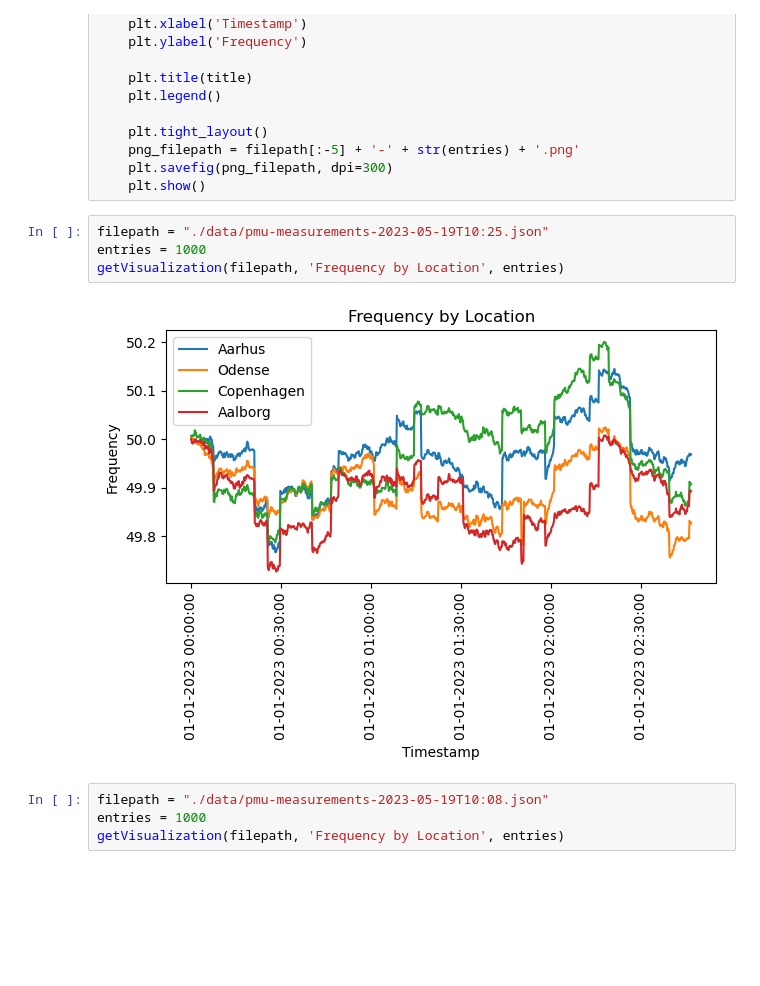
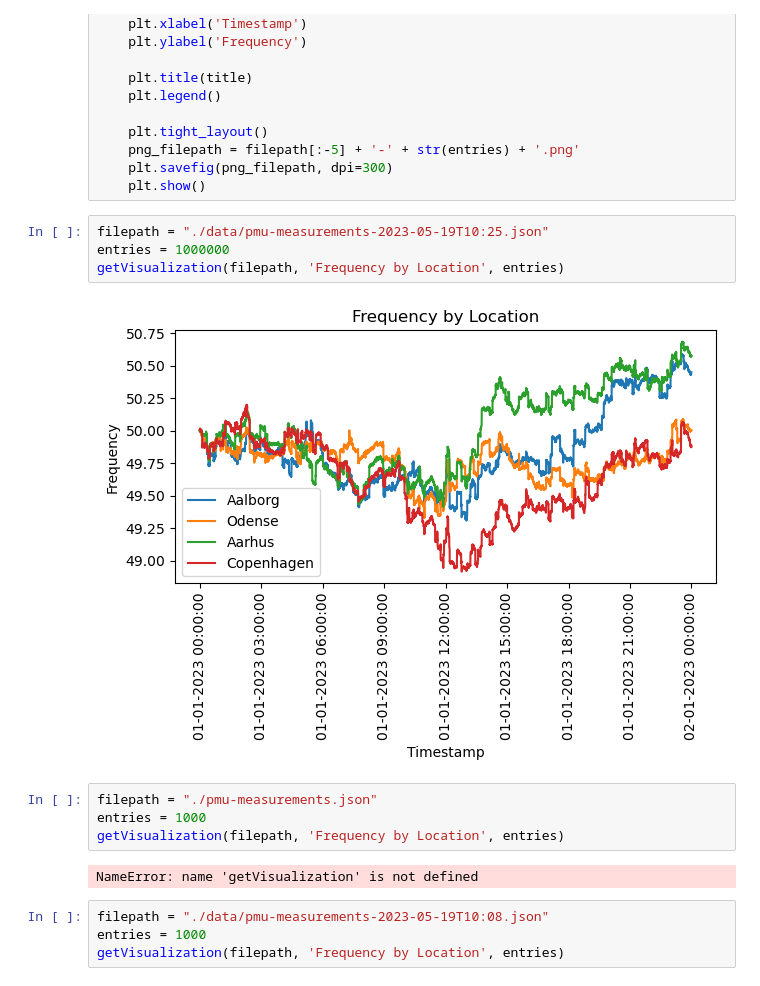
Before and after one commit to joachimbulow/energy-balancing-mvp, a Jupyter notebook: tso/measurements/pmu-viz.ipynb, the cells around one changed output. Saved outputs shown, nothing was run; the diff lists cells and outputs as text; blank space fills up the shorter version.

```diff
--- a/tso/measurements/pmu-viz.ipynb
+++ b/tso/measurements/pmu-viz.ipynb
@@ -67,10 +67,16 @@ def getVisualization(filepath, title = 'Frequency by Location', entries = 1000):
     plt.show()
 # %%
 filepath = "./data/pmu-measurements-2023-05-19T10:25.json"
-entries = 1000
+entries = 1000000
 getVisualization(filepath, 'Frequency by Location', entries)
 # %% [output]
-[figure, old version]
+[figure, new version]
+# %%
+filepath = "./pmu-measurements.json"
+entries = 1000
+getVisualization(filepath, 'Frequency by Location', entries)
+# %% [output]
+NameError: name 'getVisualization' is not defined
 # %%
 filepath = "./data/pmu-measurements-2023-05-19T10:08.json"
 entries = 1000
```
Also changed, not shown: 2 other files.
